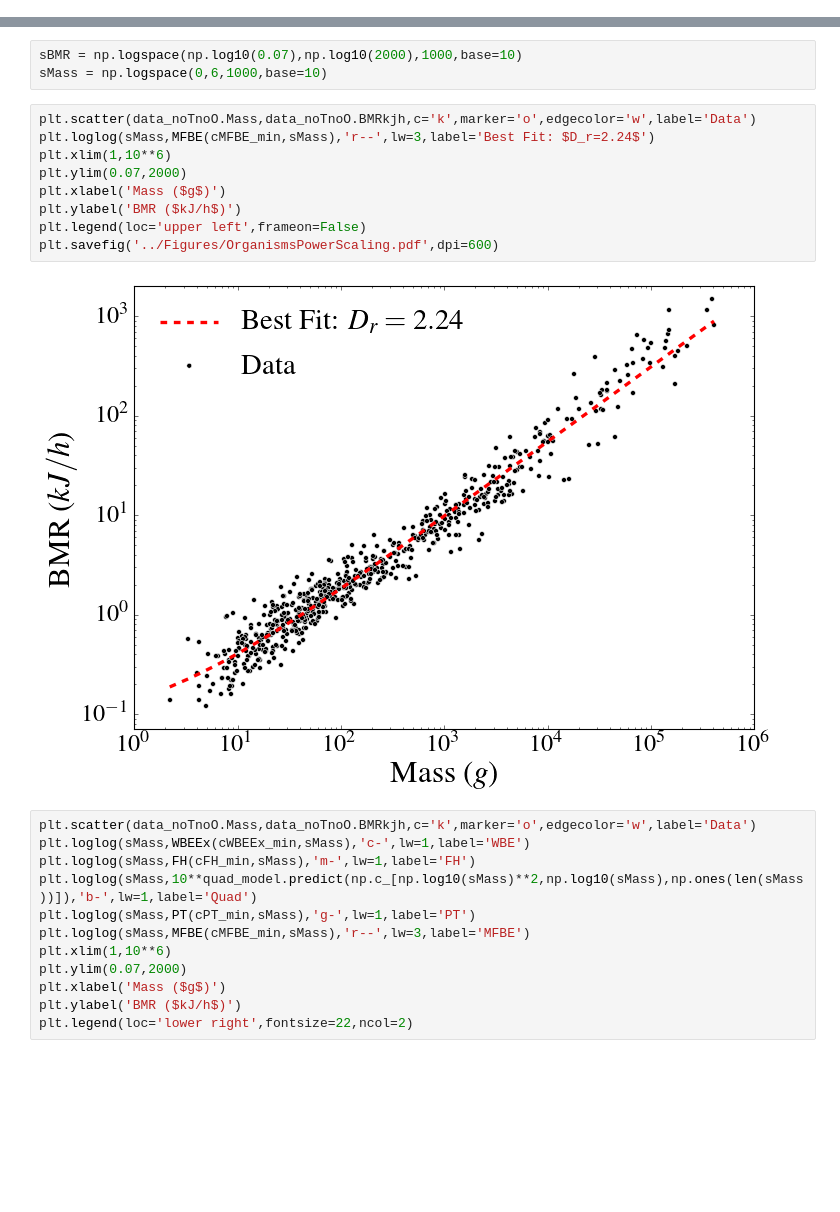
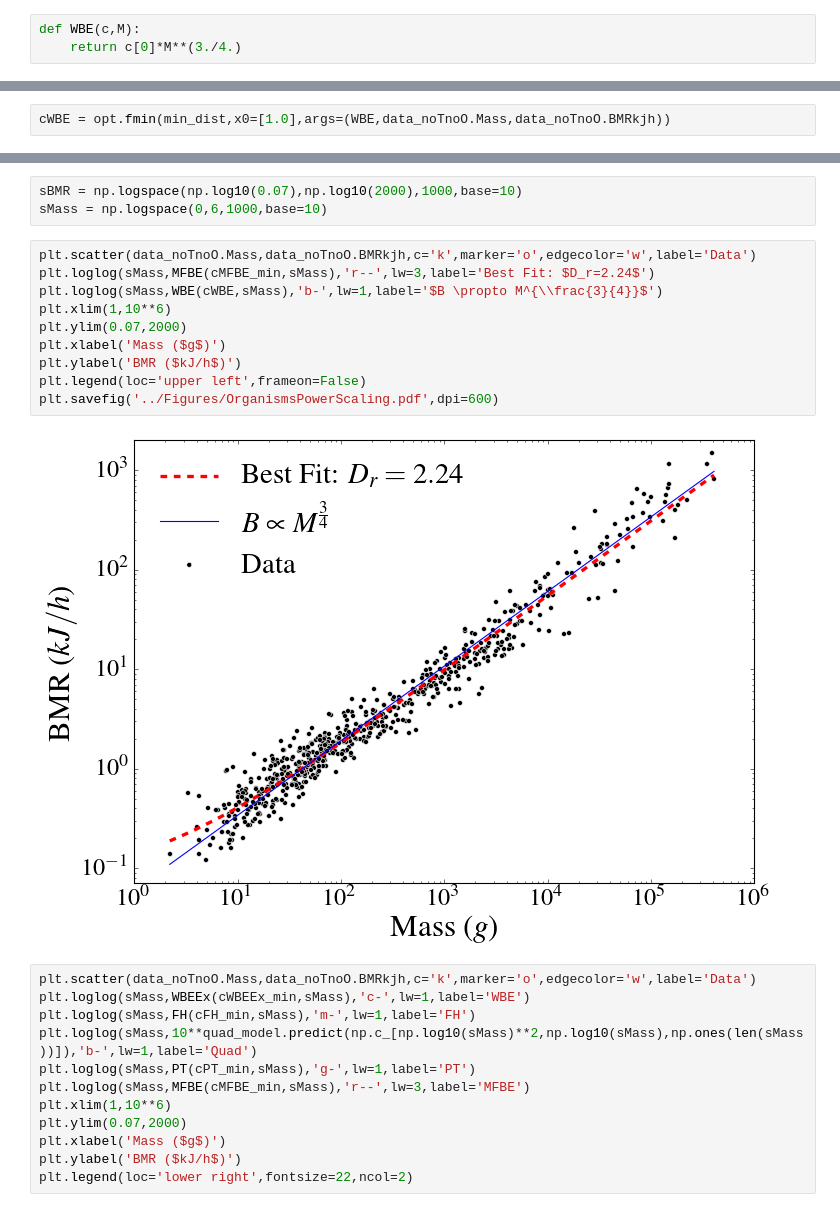
Before and after one commit to profsforrest/scaling-paper, a Jupyter notebook: analysis/PowerOrganisms.ipynb, the cells around one changed output, grey strips where cells are left out. Saved outputs shown, nothing was run; the diff lists cells and outputs as text; blank space fills up the shorter version.

Commit message:
Updated Figures and other todos

```diff
--- a/analysis/PowerOrganisms.ipynb
+++ b/analysis/PowerOrganisms.ipynb
@@ -118,6 +118,9 @@ def inv(f,y_min,y_max):
     def f_inv(y):
         return opt.brenth(lambda x: f(x) - y,y_max,y_min)
     return f_inv
+# %%
+def WBE(c,M):
+    return c[0]*M**(3./4.)
 # %%
 def WBEEx_inv(c,B):
     return c[0]*B + c[1]*B**(4./3.)
@@ -188,3 +191,5 @@ def min_dist(c,f,X,Y):
         x = opt.fmin(dist,x0=x0,args=(x0,y0),disp=False)
         tot += dist(x,x0,y0)**2
     return tot
+# %%
+cWBE = opt.fmin(min_dist,x0=[1.0],args=(WBE,data_noTnoO.Mass,data_noTnoO.BMRkjh))
@@ -301,14 +311,15 @@ sMass = np.logspace(0,6,1000,base=10)
 # %%
 plt.scatter(data_noTnoO.Mass,data_noTnoO.BMRkjh,c='k',marker='o',edgecolor='w',label='Data')
 plt.loglog(sMass,MFBE(cMFBE_min,sMass),'r--',lw=3,label='Best Fit: $D_r=2.24$')
+plt.loglog(sMass,WBE(cWBE,sMass),'b-',lw=1,label='$B \propto M^{\\frac{3}{4}}$')
 plt.xlim(1,10**6)
 plt.ylim(0.07,2000)
 plt.xlabel('Mass ($g$)')
 plt.ylabel('BMR ($kJ/h$)')
 plt.legend(loc='upper left',frameon=False)
 plt.savefig('../Figures/OrganismsPowerScaling.pdf',dpi=600)
 # %% [output]
-[figure, old version]
+[figure, new version]
 # %%
 plt.scatter(data_noTnoO.Mass,data_noTnoO.BMRkjh,c='k',marker='o',edgecolor='w',label='Data')
 plt.loglog(sMass,WBEEx(cWBEEx_min,sMass),'c-',lw=1,label='WBE')
```
Also changed, not shown: parts of 1 cell of this notebook, 4 other files.
